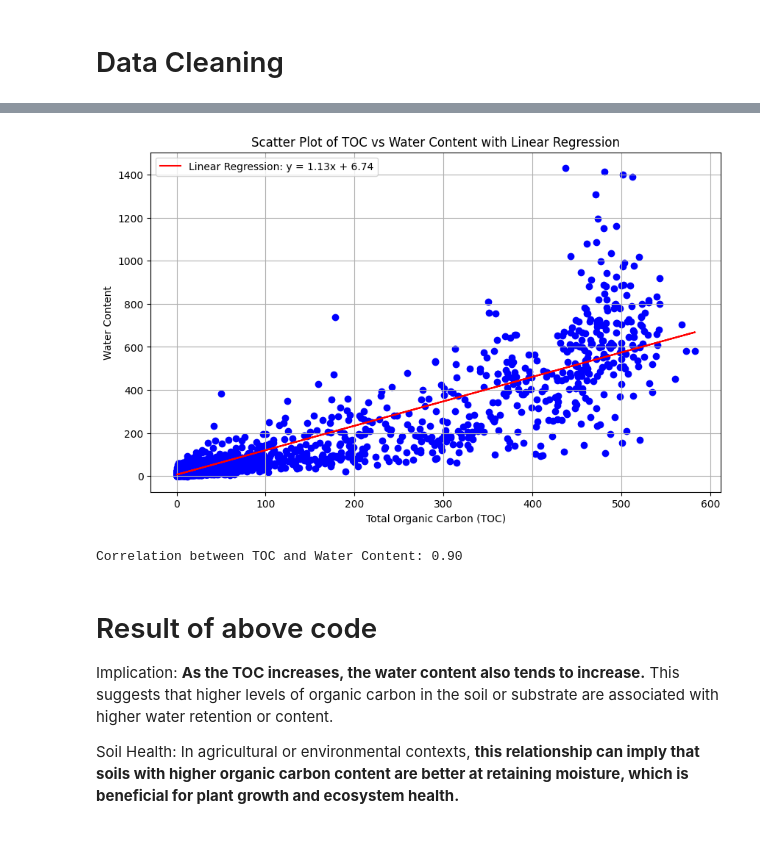
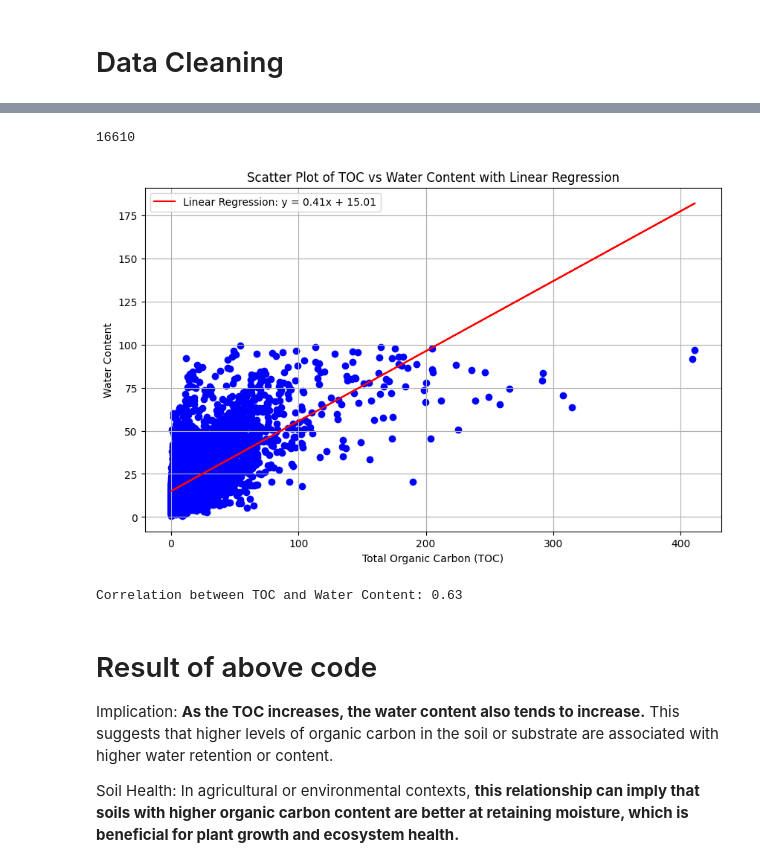
Before and after one commit to ostadsgo/cbm, a Jupyter notebook: DA-Carbon.ipynb, the cells around one changed output, grey strips where cells are left out. Cells and saved outputs as stored; diff of their text form; code cells hidden in the pictures; blank space fills up the shorter version.

```diff
--- a/DA-Carbon.ipynb
+++ b/DA-Carbon.ipynb
@@ -102,35 +74,52 @@ See the caveats in the documentation: https://pandas.pydata.org/pandas-docs/stab
+# %%
+# Remove null values based on `Water content` and `TOC` columns.
+df = df.dropna(subset=["Water content", "TOC"])
+
+# Water content > 0 and < 100 does not make sense
+df = df[(df["Water content"] >= 0) & (df["Water content"] <= 100)]
+
+# Water content > 0 and < 500 does not make sense
+df = df[(df["TOC"] >= 0) & (df["TOC"] <= 500)]
+
+
+print(len(df))
+
+
+# 17189 - x  = 16610
+# %% [output]
+16610
 # %%
 import matplotlib.pyplot as plt
 import numpy as np
 
 # Your existing code
 plt.figure(figsize=(10, 6))
-plt.scatter(df_da['TOC'], df_da['Water content'], color='blue')
+plt.scatter(df['TOC'], df['Water content'], color='blue')
 
 # Calculate linear regression
-slope, intercept = np.polyfit(df_da['TOC'], df_da['Water content'], 1)
+slope, intercept = np.polyfit(df['TOC'], df['Water content'], 1)
 
 # Create regression line
-regression_line = slope * df_da['TOC'] + intercept
+regression_line = slope * df['TOC'] + intercept
 
 # Plot regression line
-plt.plot(df_da['TOC'], regression_line, color='red', label=f'Linear Regression: y = {slope:.2f}x + {intercept:.2f}')
+plt.plot(df['TOC'], regression_line, color='red', label=f'Linear Regression: y = {slope:.2f}x + {intercept:.2f}')
 
 plt.title('Scatter Plot of TOC vs Water Content with Linear Regression')
 plt.xlabel('Total Organic Carbon (TOC)')
 plt.ylabel('Water Content')
 plt.grid()
 plt.legend()
 plt.show()
 # %% [output]
-[figure, old version]
+[figure, new version]
 # %%
 # correlation
 # Step 3: Calculate Correlation
 correlation = df['TOC'].corr(df['Water content'])
 print(f'Correlation between TOC and Water Content: {correlation:.2f}')
 # %% [output]
-Correlation between TOC and Water Content: 0.90
+Correlation between TOC and Water Content: 0.63
 # %% [markdown]
 # Result of above code
 
```
Also changed, not shown: parts of 70 cells of this notebook, 4 other files.
